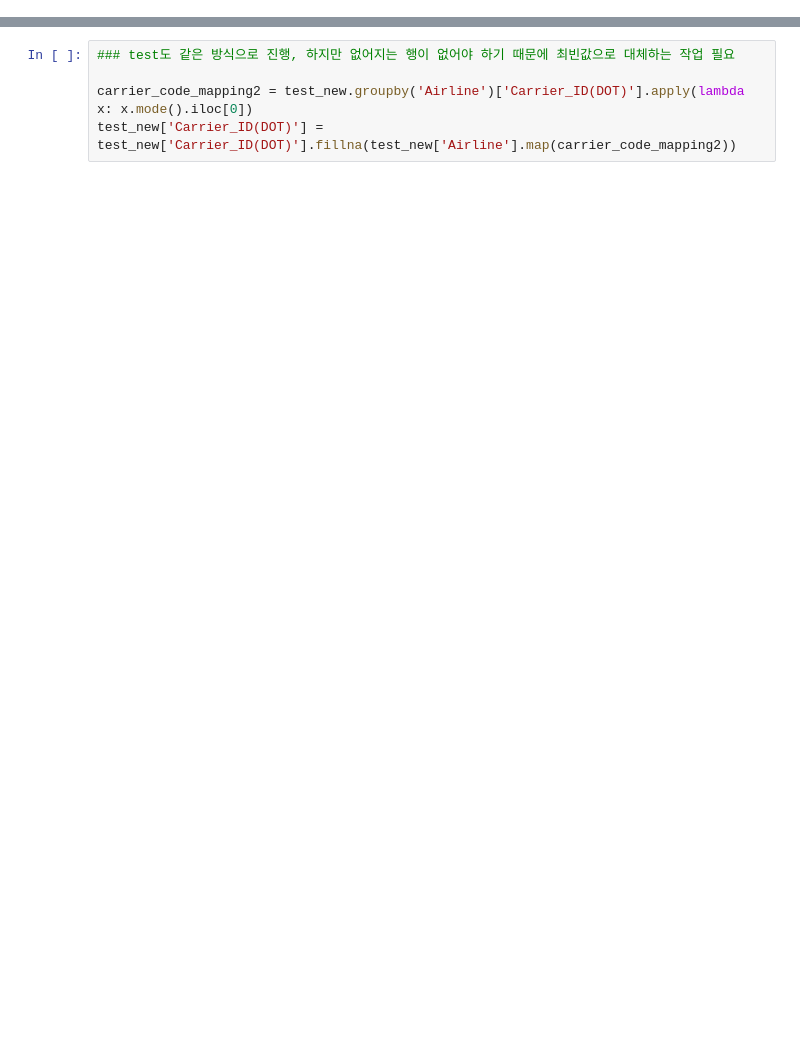
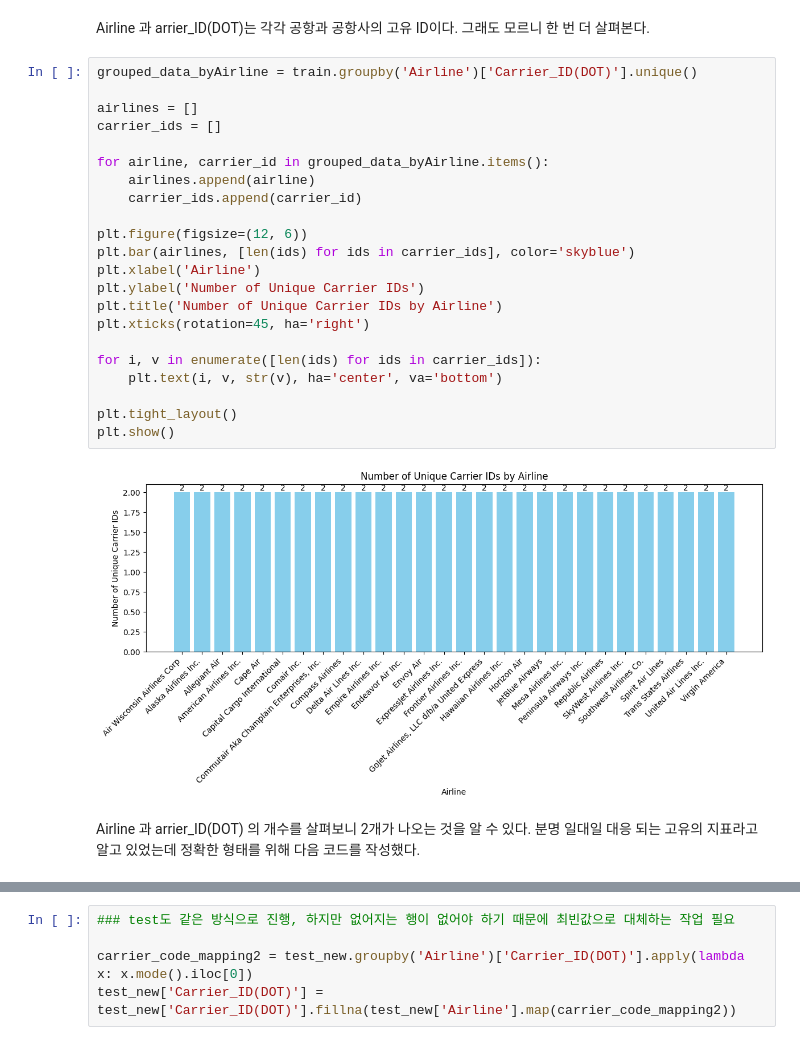
Before and after one commit to tlsehdgns1999/tlsehdgns1999, a Jupyter notebook: airline_delay.ipynb, the cells around one changed output, grey strips where cells are left out. Saved outputs shown, nothing was run; the diff lists cells and outputs as text; blank space fills up the shorter version.

```diff
--- a/airline_delay.ipynb
+++ b/airline_delay.ipynb
@@ -66,0 +111,28 @@ train_new.isnull().sum()
+# %% [markdown]
+Airline 과 arrier_ID(DOT)는 각각 공항과 공항사의 고유 ID이다. 그래도 모르니 한 번 더 살펴본다.
+# %%
+grouped_data_byAirline = train.groupby('Airline')['Carrier_ID(DOT)'].unique()
+
+airlines = []
+carrier_ids = []
+
+for airline, carrier_id in grouped_data_byAirline.items():
+    airlines.append(airline)
+    carrier_ids.append(carrier_id)
+
+plt.figure(figsize=(12, 6))
+plt.bar(airlines, [len(ids) for ids in carrier_ids], color='skyblue')
+plt.xlabel('Airline')
+plt.ylabel('Number of Unique Carrier IDs')
+plt.title('Number of Unique Carrier IDs by Airline')
+plt.xticks(rotation=45, ha='right')
+
+for i, v in enumerate([len(ids) for ids in carrier_ids]):
+    plt.text(i, v, str(v), ha='center', va='bottom')
+
+plt.tight_layout()
+plt.show()
+# %% [output]
+[figure, added]
+# %% [markdown]
+Airline 과 arrier_ID(DOT) 의 개수를 살펴보니 2개가 나오는 것을 알 수 있다. 분명 일대일 대응 되는 고유의 지표라고 알고 있었는데 정확한 형태를 위해 다음 코드를 작성했다.
```
Also changed, not shown: parts of 96 cells of this notebook.
